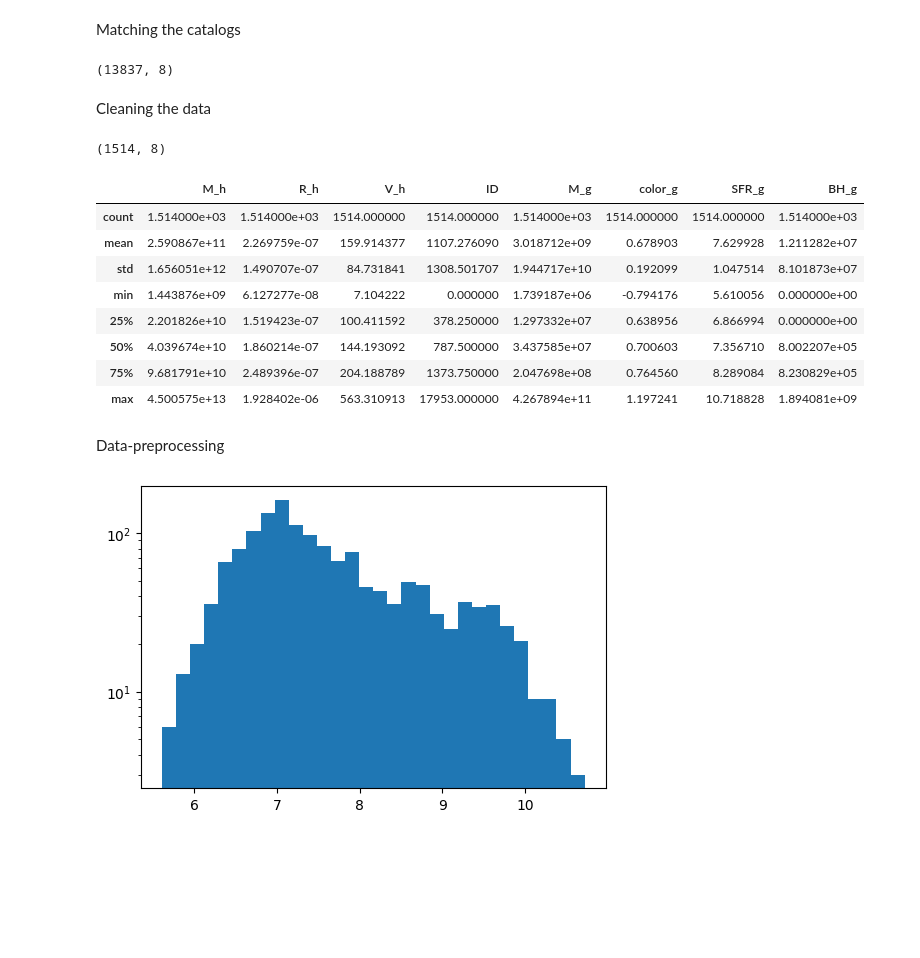
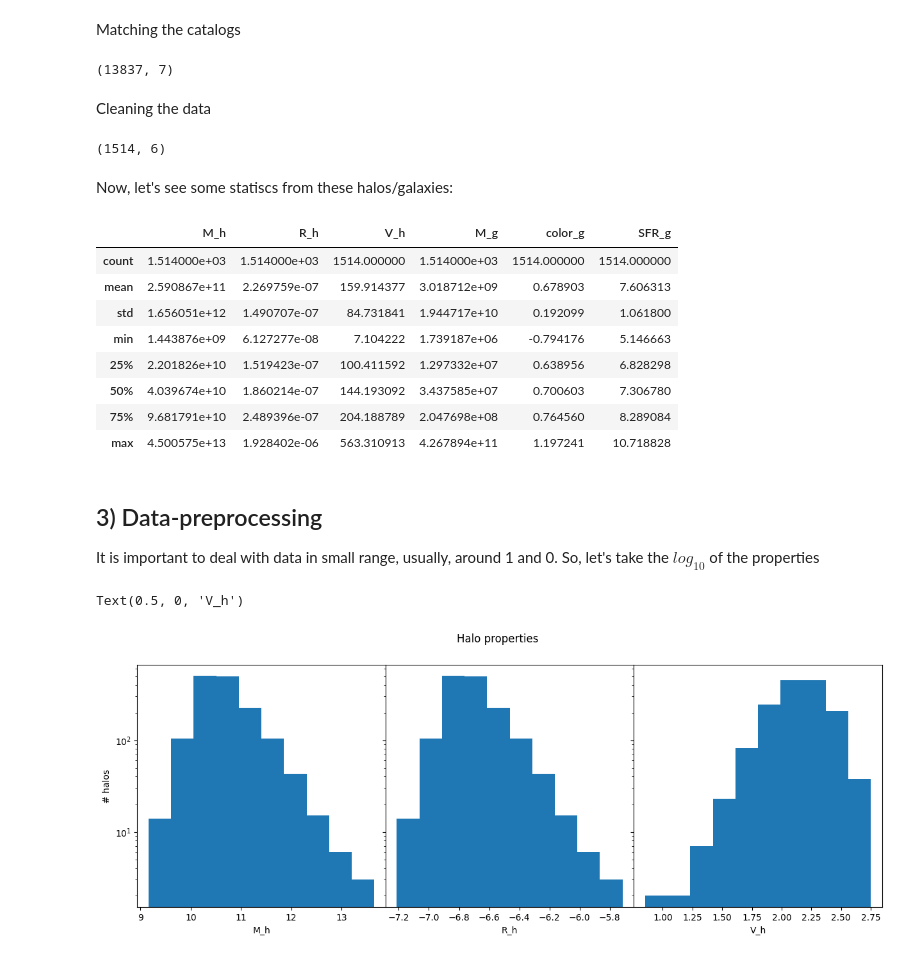
Before and after one commit to natalidesanti/halo-galaxy_connection-tutorial, a Jupyter notebook: notebooks/handling_data.ipynb, the cells around one changed output. Saved outputs shown, nothing was run; the diff lists cells and outputs as text; code cells hidden in the pictures; blank space fills up the shorter version.

Commit message:
Finalizing handling_data notebook (plots and saving the pre-processed dataset)

```diff
--- a/notebooks/handling_data.ipynb
+++ b/notebooks/handling_data.ipynb
@@ -103,6 +105,6 @@ halos.head(5)
 # %%
-data = np.array( [ M_g, color_g, SFR, BH_g, ID_g ] ).T
-columns = [ 'M_g', 'color_g', 'SFR_g', 'BH_g', 'ID' ]
+data = np.array( [ M_g, color_g, SFR, ID_g ] ).T
+columns = [ 'M_g', 'color_g', 'SFR_g', 'ID' ]
 gals = pd.DataFrame(data = data, columns = columns)
-gals.head(5)
+gals.head(3)
 # %% [output]
@@ -122,7 +122,7 @@ Matching the catalogs
 df = pd.merge(left = halos, right = gals, left_on = 'ID', right_on = 'ID')
 df.shape
 # %% [output]
-(13837, 8)
+(13837, 7)
 # %% [markdown]
 Cleaning the data
 # %%
@@ -130,23 +130,28 @@ df = df[ df['M_g'] > 0 ] #Considering only galaxies
 df['SFR_g'] = df['SFR_g'].replace(0, 1)
 df['SFR_g'] = np.log10(df['SFR_g'])
 df.loc[df['SFR_g'] == 0, "SFR_g"] = np.random.normal(7, 0.5, len(df.loc[df["SFR_g"] == 0]))
+df = df.drop(['ID'], axis = 1)
 df.shape
 # %% [output]
-(1514, 8)
+(1514, 6)
+# %% [markdown]
+Now, let's see some statiscs from these halos/galaxies:
 # %%
 df.describe()
 # %% [output]
-|  | M_h | R_h | V_h | ID | M_g | color_g | SFR_g | BH_g |
-| count | 1.514000e+03 | 1.514000e+03 | 1514.000000 | 1514.000000 | 1.514000e+03 | 1514.000000 | 1514.000000 | 1.514000e+03 |
-| mean | 2.590867e+11 | 2.269759e-07 | 159.914377 | 1107.276090 | 3.018712e+09 | 0.678903 | 7.629928 | 1.211282e+07 |
-| std | 1.656051e+12 | 1.490707e-07 | 84.731841 | 1308.501707 | 1.944717e+10 | 0.192099 | 1.047514 | 8.101873e+07 |
-| min | 1.443876e+09 | 6.127277e-08 | 7.104222 | 0.000000 | 1.739187e+06 | -0.794176 | 5.610056 | 0.000000e+00 |
-| 25% | 2.201826e+10 | 1.519423e-07 | 100.411592 | 378.250000 | 1.297332e+07 | 0.638956 | 6.866994 | 0.000000e+00 |
-| 50% | 4.039674e+10 | 1.860214e-07 | 144.193092 | 787.500000 | 3.437585e+07 | 0.700603 | 7.356710 | 8.002207e+05 |
-| 75% | 9.681791e+10 | 2.489396e-07 | 204.188789 | 1373.750000 | 2.047698e+08 | 0.764560 | 8.289084 | 8.230829e+05 |
-| max | 4.500575e+13 | 1.928402e-06 | 563.310913 | 17953.000000 | 4.267894e+11 | 1.197241 | 10.718828 | 1.894081e+09 |
+|  | M_h | R_h | V_h | M_g | color_g | SFR_g |
+| count | 1.514000e+03 | 1.514000e+03 | 1514.000000 | 1.514000e+03 | 1514.000000 | 1514.000000 |
+| mean | 2.590867e+11 | 2.269759e-07 | 159.914377 | 3.018712e+09 | 0.678903 | 7.606313 |
+| std | 1.656051e+12 | 1.490707e-07 | 84.731841 | 1.944717e+10 | 0.192099 | 1.061800 |
+| min | 1.443876e+09 | 6.127277e-08 | 7.104222 | 1.739187e+06 | -0.794176 | 5.146663 |
+| 25% | 2.201826e+10 | 1.519423e-07 | 100.411592 | 1.297332e+07 | 0.638956 | 6.828298 |
+| 50% | 4.039674e+10 | 1.860214e-07 | 144.193092 | 3.437585e+07 | 0.700603 | 7.306780 |
+| 75% | 9.681791e+10 | 2.489396e-07 | 204.188789 | 2.047698e+08 | 0.764560 | 8.289084 |
+| max | 4.500575e+13 | 1.928402e-06 | 563.310913 | 4.267894e+11 | 1.197241 | 10.718828 |
 # %% [markdown]
-Data-preprocessing
+## 3) Data-preprocessing
+
+It is important to deal with data in small range, usually, around 1 and 0. So, let's take the $log_{10}$ of the properties
 # %%
 df['M_h'] = np.log10(df['M_h'])
 df['R_h'] = np.log10(df['R_h'])
@@ -155,7 +159,23 @@ df['V_h'] = np.log10(df['V_h'])
 df['M_g'] = np.log10(df['M_g'])
 # %%
-plt.figure(dpi = 100)
-plt.hist(df['SFR_g'], bins = 30)
-plt.yscale('log')
+fig = plt.figure(dpi = 100, figsize = (15, 5))
+gs = fig.add_gridspec(1, 3, hspace = 0, wspace = 0)
+axs = gs.subplots(sharey = True)
+
+fig.suptitle('Halo properties')
+
+axs[0].hist(df['M_h'])
+axs[0].set_yscale('log')
+axs[0].set_xlabel('M_h')
+axs[0].set_ylabel('# halos')
+
+axs[1].hist(df['R_h'])
+axs[1].set_yscale('log')
+axs[1].set_xlabel('R_h')
+
+axs[2].hist(df['V_h'])
+axs[2].set_yscale('log')
+axs[2].set_xlabel('V_h')
 # %% [output]
+Text(0.5, 0, 'V_h')
-[figure, old version]
+[figure, new version]
```
Also changed, not shown: parts of 14 cells of this notebook, 1 other file.
